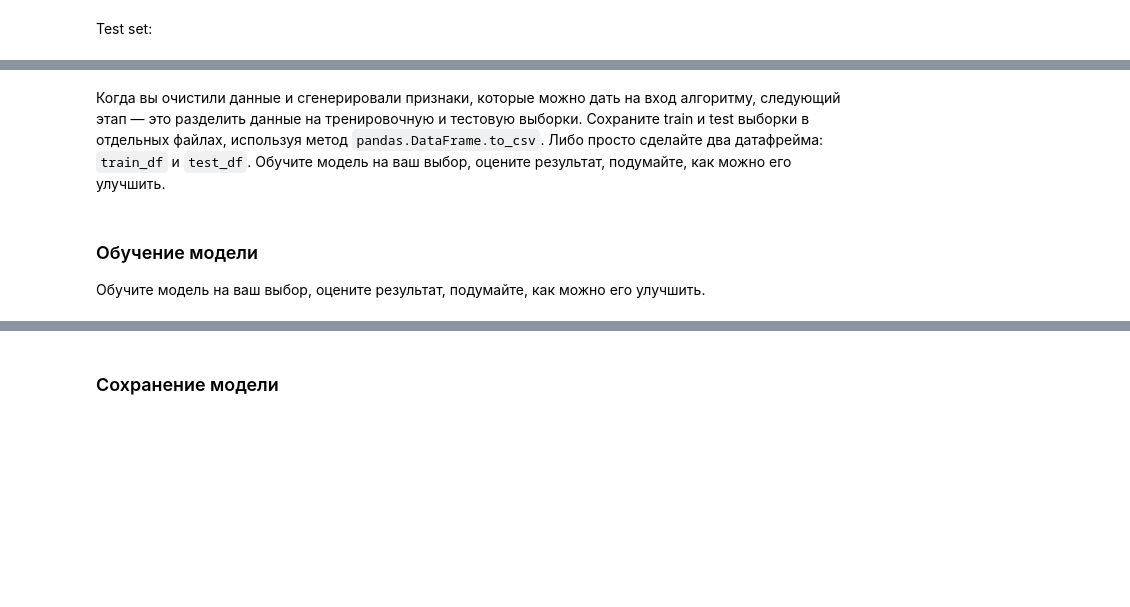
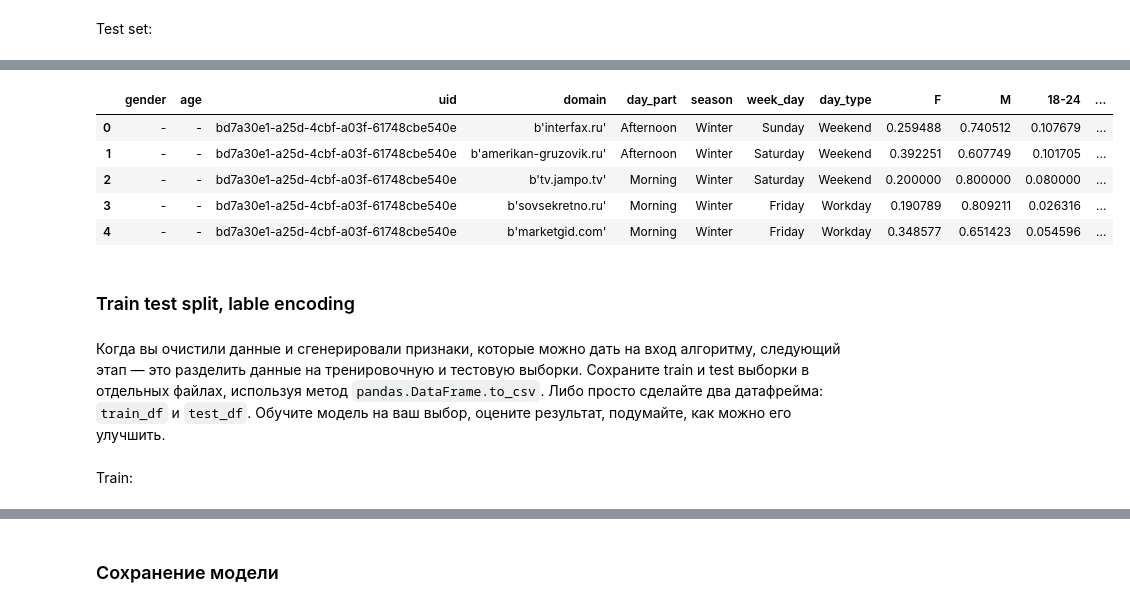
Before and after one commit to ValeryiaLupanava/Big_Data, a Jupyter notebook: personal-results/project01/project01.ipynb, the cells around one changed output, grey strips where cells are left out. Drawn from its saved outputs; the diff is of its cells as text; code cells hidden in the pictures; blank space fills up the shorter version.

```diff
--- a/personal-results/project01/project01.ipynb
+++ b/personal-results/project01/project01.ipynb
@@ -128,0 +467,12 @@ len(df) # Весь датасет
+# %%
+df5_test = pd.merge(df4_test, sex_age_stat, on=['domain', 'domain'], how='left')
+for i in ['F', 'M', '18-24', '25-34', '35-44', '45-54', '>=55']:
+    df5_test[i].fillna(df5_test[i].mean(), inplace=True)
+df5_test.head()
+# %% [output]
+|  | gender | age | uid | domain | day_part | season | week_day | day_type | F | M | 18-24 | ... |
+| 0 | - | - | bd7a30e1-a25d-4cbf-a03f-61748cbe540e | b'interfax.ru' | Afternoon | Winter | Sunday | Weekend | 0.259488 | 0.740512 | 0.107679 | ... |
+| 1 | - | - | bd7a30e1-a25d-4cbf-a03f-61748cbe540e | b'amerikan-gruzovik.ru' | Afternoon | Winter | Saturday | Weekend | 0.392251 | 0.607749 | 0.101705 | ... |
+| 2 | - | - | bd7a30e1-a25d-4cbf-a03f-61748cbe540e | b'tv.jampo.tv' | Morning | Winter | Saturday | Weekend | 0.200000 | 0.800000 | 0.080000 | ... |
+| 3 | - | - | bd7a30e1-a25d-4cbf-a03f-61748cbe540e | b'sovsekretno.ru' | Morning | Winter | Friday | Workday | 0.190789 | 0.809211 | 0.026316 | ... |
+| 4 | - | - | bd7a30e1-a25d-4cbf-a03f-61748cbe540e | b'marketgid.com' | Morning | Winter | Friday | Workday | 0.348577 | 0.651423 | 0.054596 | ... |
@@ -129,2 +504,4 @@ len(df) # Весь датасет
+# %% [markdown]
+### Train test split, lable encoding
 # %% [markdown]
 Когда вы очистили данные и сгенерировали признаки, которые можно дать на вход алгоритму, следующий этап — это разделить данные на тренировочную и тестовую выборки. Сохраните train и test выборки в отдельных файлах, используя метод `pandas.DataFrame.to_csv`. Либо просто сделайте два датафрейма: `train_df` и `test_df`. Обучите модель на ваш выбор, оцените результат, подумайте, как можно его улучшить.
@@ -136,4 +507,0 @@ len(df) # Весь датасет
-# %% [markdown]
-###  Обучение модели
-
-Обучите модель на ваш выбор, оцените результат, подумайте, как можно его улучшить.
@@ -142,0 +508,2 @@ len(df) # Весь датасет
+# %% [markdown]
+Train:
```
Also changed, not shown: parts of 126 cells of this notebook, 33 other files.
